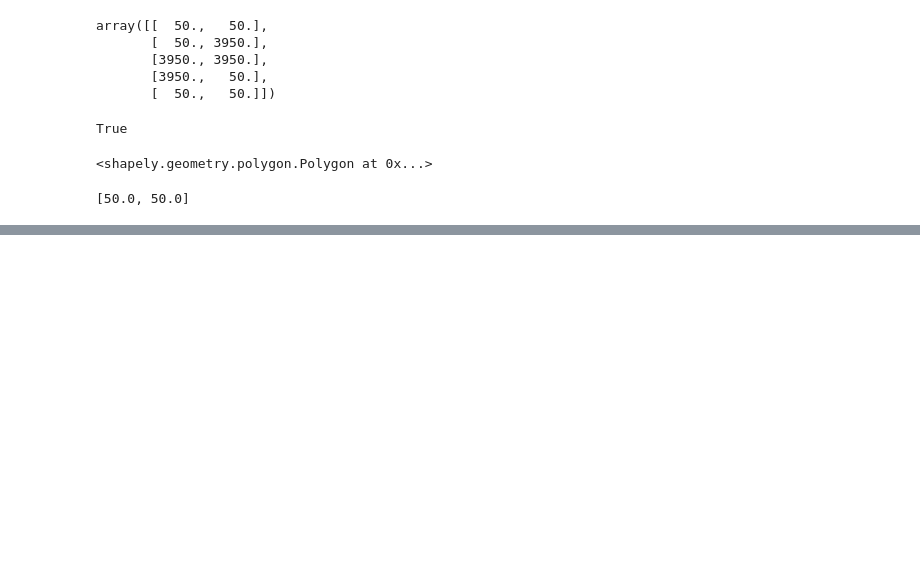
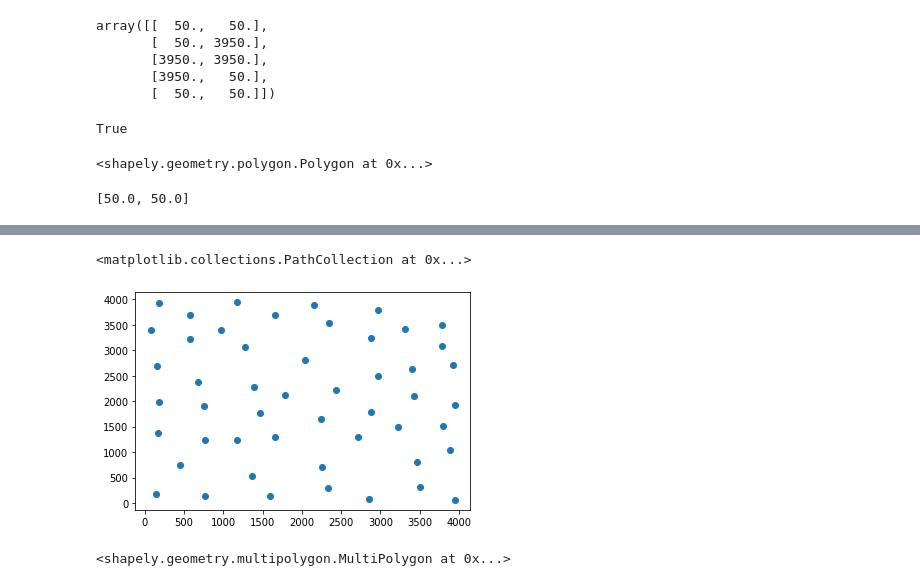
Before and after one commit to amw-18/Shell-AI-Hackathon, a Jupyter notebook: EA/shapelytest.ipynb, the cells around one changed output, grey strips where cells are left out. Drawn from its saved outputs; the diff is of its cells as text; code cells hidden in the pictures; blank space fills up the shorter version.

```diff
--- a/EA/shapelytest.ipynb
+++ b/EA/shapelytest.ipynb
@@ -126,0 +147,11 @@ turb = get_random_arrangement(50)
+# %%
+import pandas as pd
+import matplotlib.pyplot as plt
+
+b = pd.DataFrame(a,columns=['x','y'])
+b.head()
+b.to_csv("data.csv", index=False)
+plt.scatter(b.x,b.y)
+# %% [output]
+<matplotlib.collections.PathCollection at 0x...>
+[figure, added]
@@ -126,0 +165,4 @@ turb = get_random_arrangement(50)
+# %%
+points.buffer(200)
+# %% [output]
+<shapely.geometry.multipolygon.MultiPolygon at 0x...>
```
Also changed, not shown: parts of 10 cells of this notebook, 10 other files.
